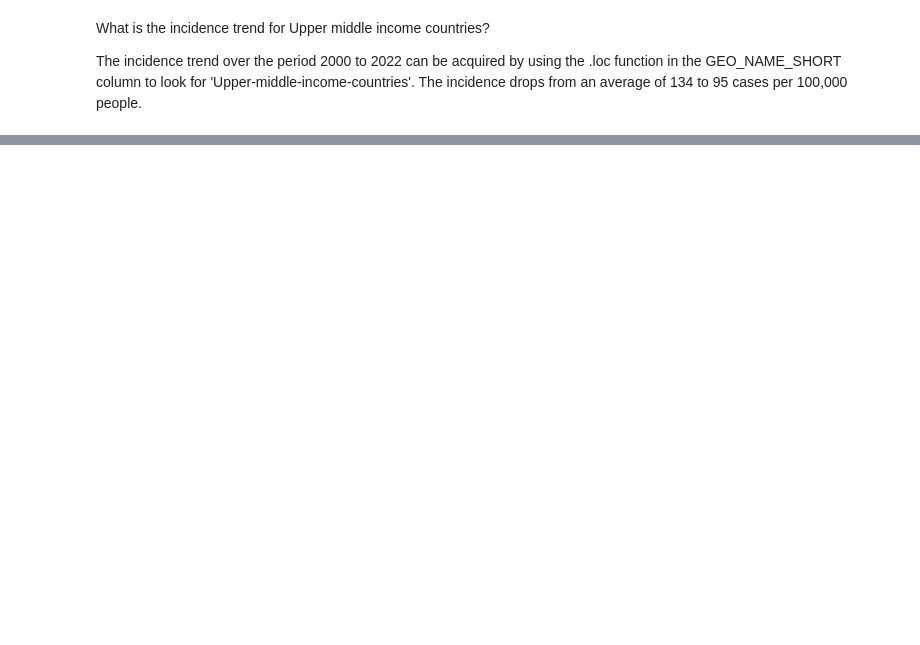
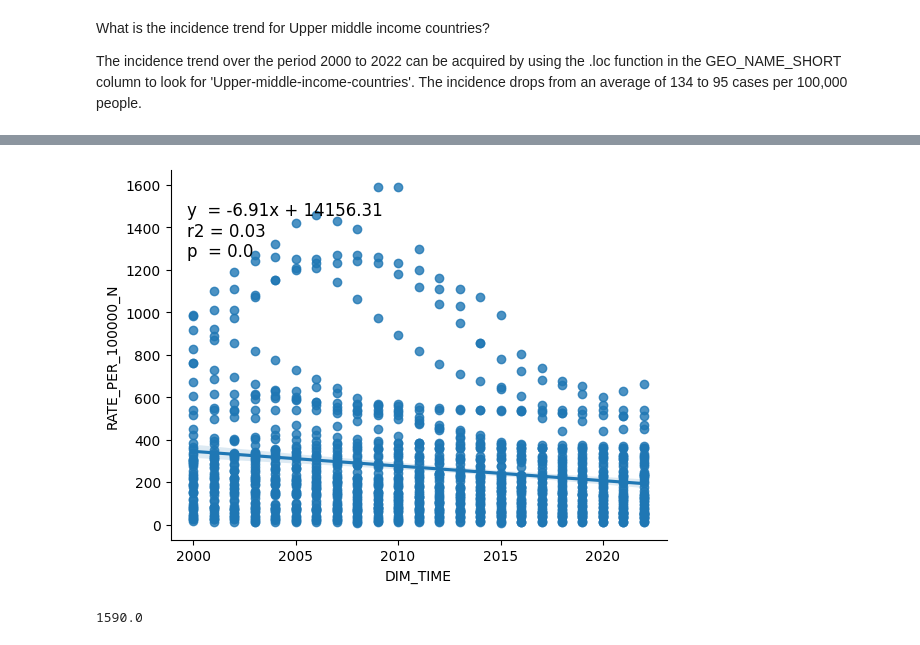
Before and after one commit to bamundagaaloyzius/MCS_7101-Machine-Learning-, a Jupyter notebook: Global_Tuberclosis_Incidence_Dataset.ipynb, the cells around one changed output, grey strips where cells are left out. Cells and saved outputs as stored; diff of their text form; code cells hidden in the pictures; blank space fills up the shorter version.

```diff
--- a/Global_Tuberclosis_Incidence_Dataset.ipynb
+++ b/Global_Tuberclosis_Incidence_Dataset.ipynb
@@ -302,0 +409,25 @@ Income.loc[Income['GEO_NAME_SHORT'] == 'Upper-middle-income economies']
+# %%
+from matplotlib import pyplot as plt
+import seaborn as sns
+from scipy import stats
+
+
+
+sns.regplot(data=Africa, x='DIM_TIME', y='RATE_PER_100000_N')
+sns.despine(top=True, right=True)
+
+# Calculate the regression line
+m, b, r, p, err = stats.linregress(Africa.DIM_TIME, Africa.RATE_PER_100000_N)
+
+# Let's the algorithm, r squared value, and p-value to the plot.
+textstr  = 'y  = ' + str(round(m, 2)) + 'x + ' + str(round(b, 2)) + '\n'
+textstr += 'r2 = ' + str(round(r**2, 2)) + '\n'
+textstr += 'p  = ' + str(round(p, 2))
+plt.text(0.15, 0.70, textstr, fontsize=12, transform=plt.gcf().transFigure)
+plt.show()
+# %% [output]
+[figure, added]
+# %%
+Africa.RATE_PER_100000_N.max()
+# %% [output]
+1590.0
```
Also changed, not shown: parts of 59 cells of this notebook.
